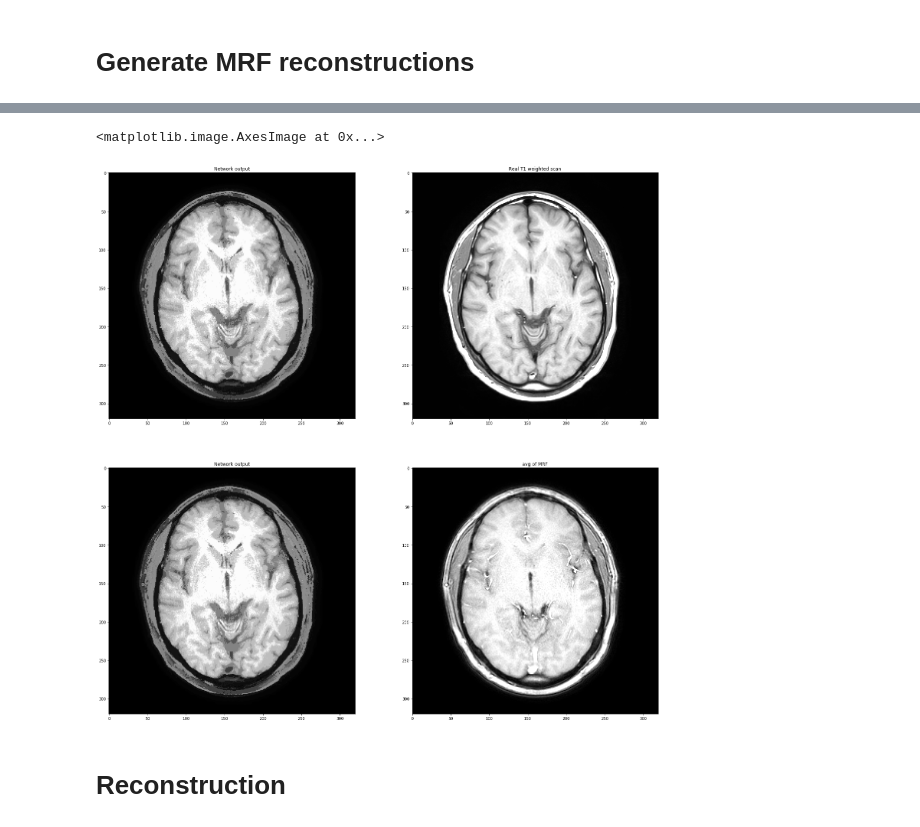
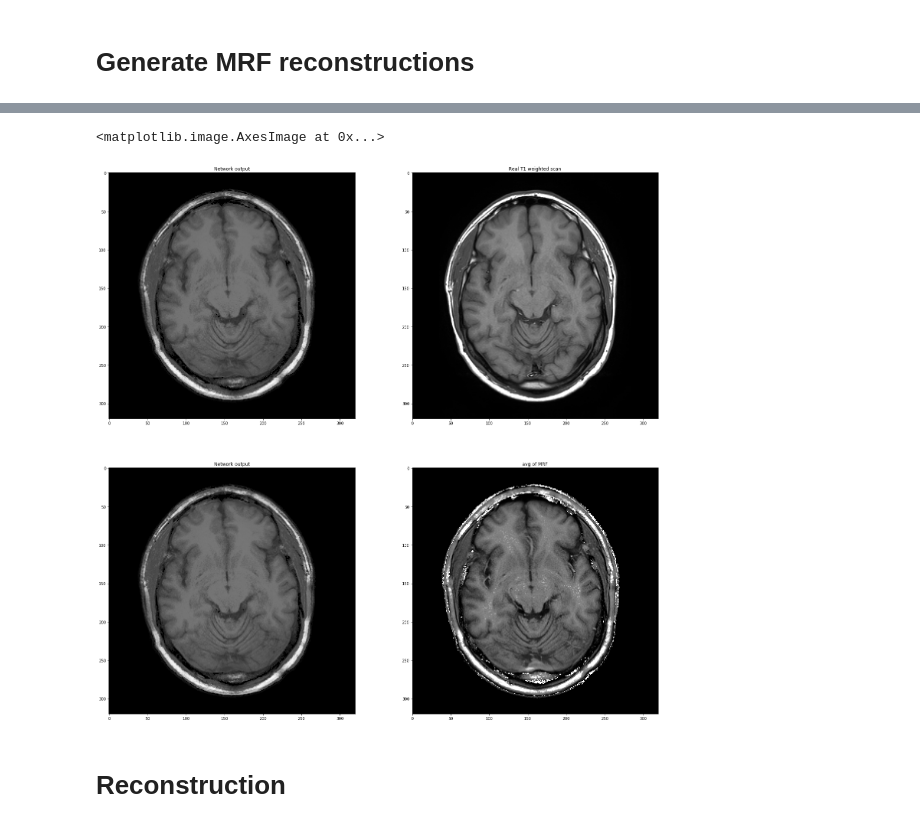
Before and after one commit to Ilya-Muromets/AutoMRF, a Jupyter notebook: DNN_Reconstruction.ipynb, the cells around one changed output, grey strips where cells are left out. Cells and saved outputs as stored; diff of their text form; code cells hidden in the pictures.

```diff
--- a/DNN_Reconstruction.ipynb
+++ b/DNN_Reconstruction.ipynb
@@ -62,8 +74,9 @@ def T1fromMRF(MRF, regressor, model):
 # %% [markdown]
 # Generate MRF reconstructions
+# %%
+i = 2
 # %%
-regressor = InceptionV4(num_classes=256)
-model = "models/batch1024class256epoch3alpha1.0"
-MRF = np.load("/mikQNAP/augmented_data/MRF_test/MRF_norm_volunteer12_3.npy")
-T1_test = np.load("data/T1w_test/T1_norm_volunteer12_3.npy")[0]
-T1_recon = T1fromMRF(MRF, regressor, model)
+regressor = InceptionV4(num_classes=1)
+model = "models/reg20epochL1loss"
+MRF = np.load("/mikQNAP/augmented_data/MRF_test/MRF_norm_volunteer12_" + str(i) + ".npy")
+T1_test = np.load("data/T1w_test/T1_norm_volunteer12_" + str(i) + ".npy")[0]
@@ -92,0 +83,2 @@ MRF_avg = rescale(MRF_avg)
+# %%
+T1_recon = T1fromMRF(MRF, regressor, model, signal_length=9999)
@@ -93,2 +98,12 @@ MRF_avg = rescale(MRF_avg)
+# %%
+mask = np.load("data/MRF_test_masks/MRF_norm_volunteer12_" + str(i) + ".npy")
+
+# rescale to 0-255
+T1_recon = rescale(T1_recon)
+T1_test = rescale(T1_test)
+MRF_T1 = rescale(np.load("outputs/MRF_dictionary_recon/MRF_norm_volunteer12_" + str(i) + ".npy"))
+
+# mask
+T1_recon[mask == 0] = 0
 # %%
 print(psnr(T1_recon, T1_test))
@@ -118,25 +131,25 @@ plt.imshow(T1_test, cmap="gray",vmin=0,vmax=255)
 # %%
 plt.figure(figsize=(26,26))
 plt.subplot(2, 2, 1)
 plt.title("Network output")
 plt.imshow(T1_recon, cmap="gray", vmin=0, vmax=255)
 # plt.colorbar()
 
 plt.subplot(2, 2, 2)
 plt.title("Real T1 weighted scan")
 plt.imshow(T1_test, cmap="gray",vmin=0,vmax=255)
 
 plt.subplot(2, 2, 3)
 plt.title("Network output")
 plt.imshow(T1_recon, cmap="gray",vmin=0,vmax=255)
 
 plt.subplot(2, 2, 4)
 plt.title("avg of MRF")
-plt.imshow(MRF_avg, cmap="gray",vmin=0,vmax=255)
+plt.imshow(MRF_T1, cmap="gray",vmin=0,vmax=255)
 
 # plt.savefig("alpha0.75.png")
 # %% [output]
 <matplotlib.image.AxesImage at 0x...>
-[figure, old version]
+[figure, new version]
 # %% [markdown]
 # Reconstruction
```
Also changed, not shown: parts of 17 cells of this notebook, 25 other files.
